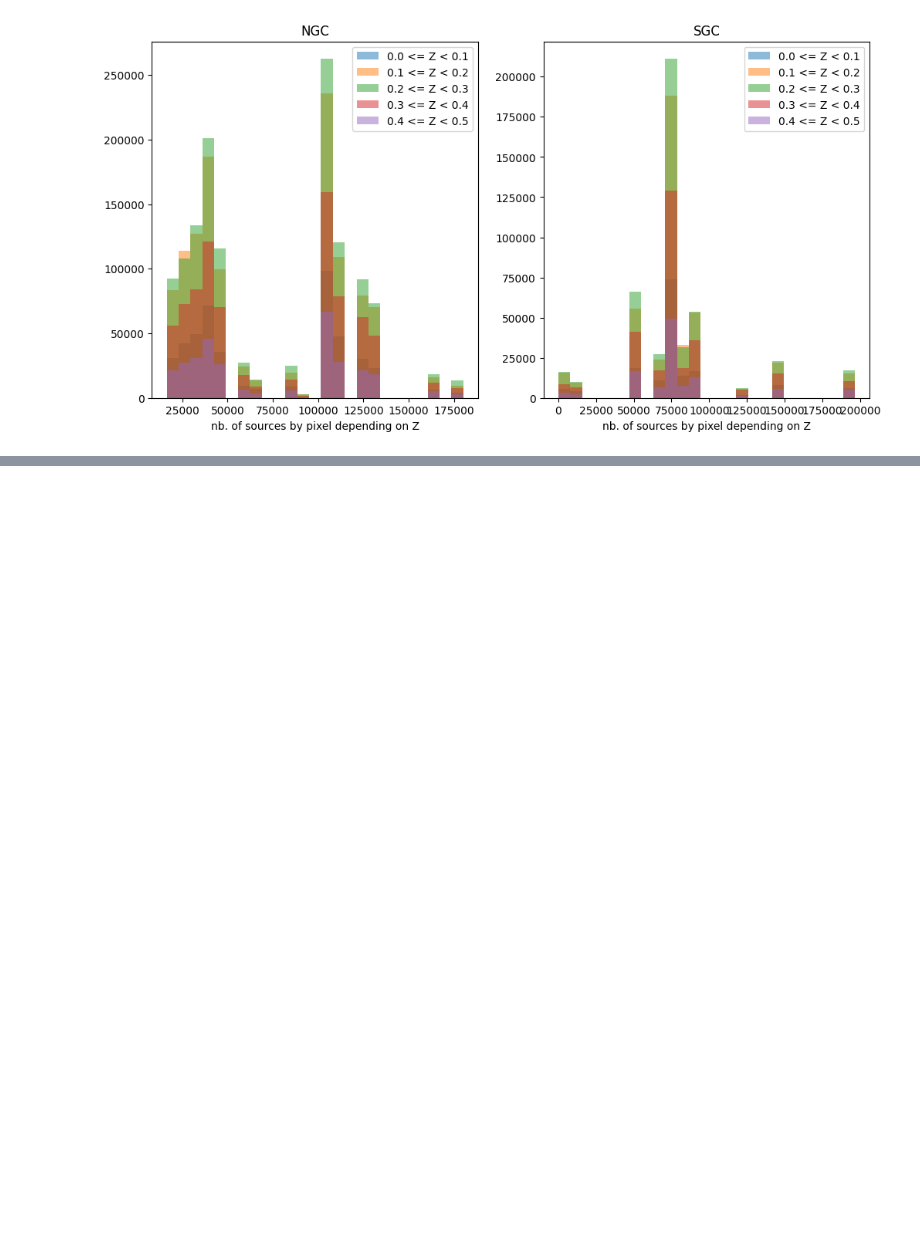
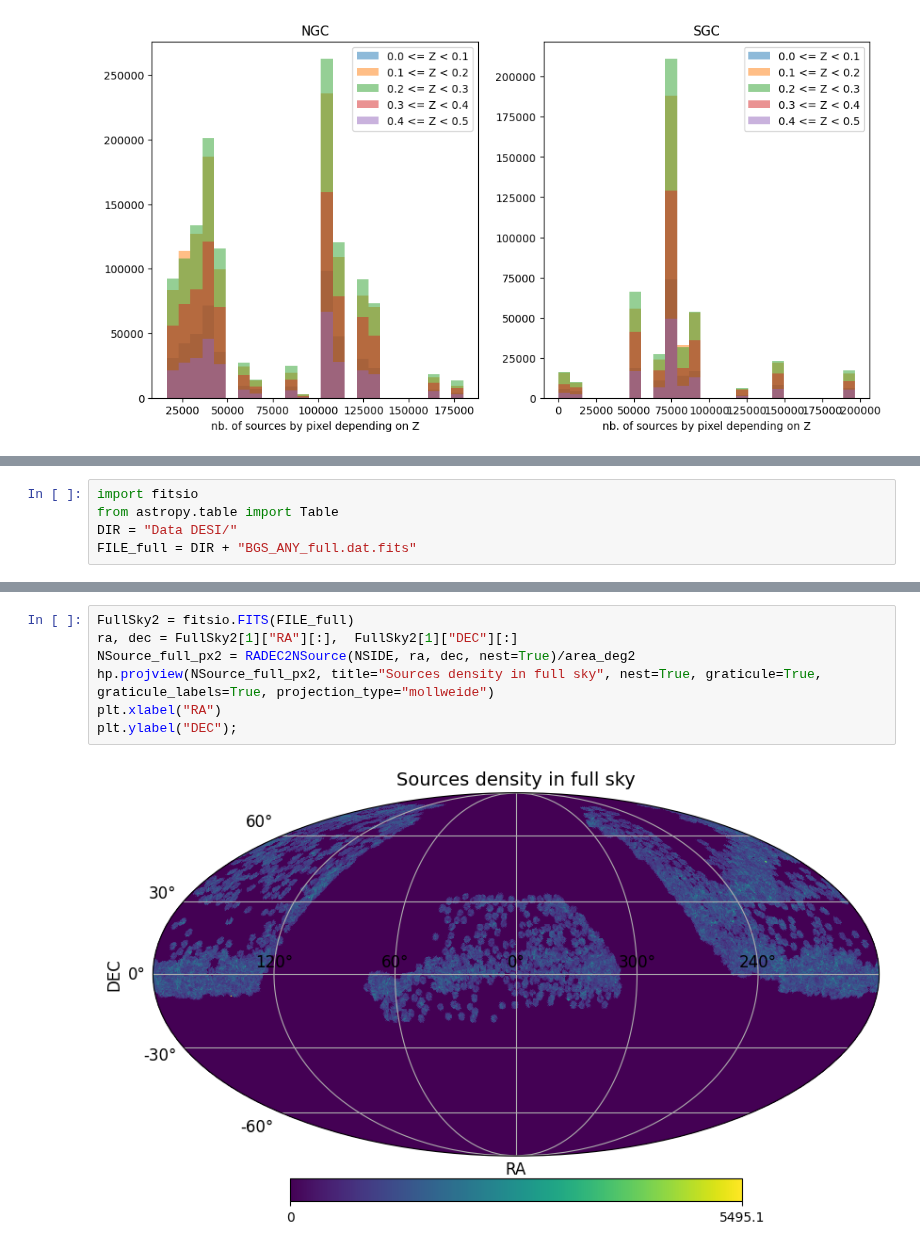
Before and after one commit to MarrybellMB/M2_Stage_Code, a Jupyter notebook: DESI Training.ipynb, the cells around one changed output, grey strips where cells are left out. Cells and saved outputs as stored; diff of their text form; blank space fills up the shorter version.

```diff
--- a/DESI Training.ipynb
+++ b/DESI Training.ipynb
@@ -335,0 +372,5 @@ for i in range(npins):
+# %%
+import fitsio
+from astropy.table import Table
+DIR = "Data DESI/"
+FILE_full = DIR + "BGS_ANY_full.dat.fits"
@@ -335,0 +388,9 @@ for i in range(npins):
+# %%
+FullSky2 = fitsio.FITS(FILE_full)
+ra, dec = FullSky2[1]["RA"][:],  FullSky2[1]["DEC"][:]
+NSource_full_px2 = RADEC2NSource(NSIDE, ra, dec, nest=True)/area_deg2
+hp.projview(NSource_full_px2, title="Sources density in full sky", nest=True, graticule=True, graticule_labels=True, projection_type="mollweide")
+plt.xlabel("RA")
+plt.ylabel("DEC");
+# %% [output]
+[figure, added]
```
Also changed, not shown: parts of 22 cells of this notebook, 1 other file.
